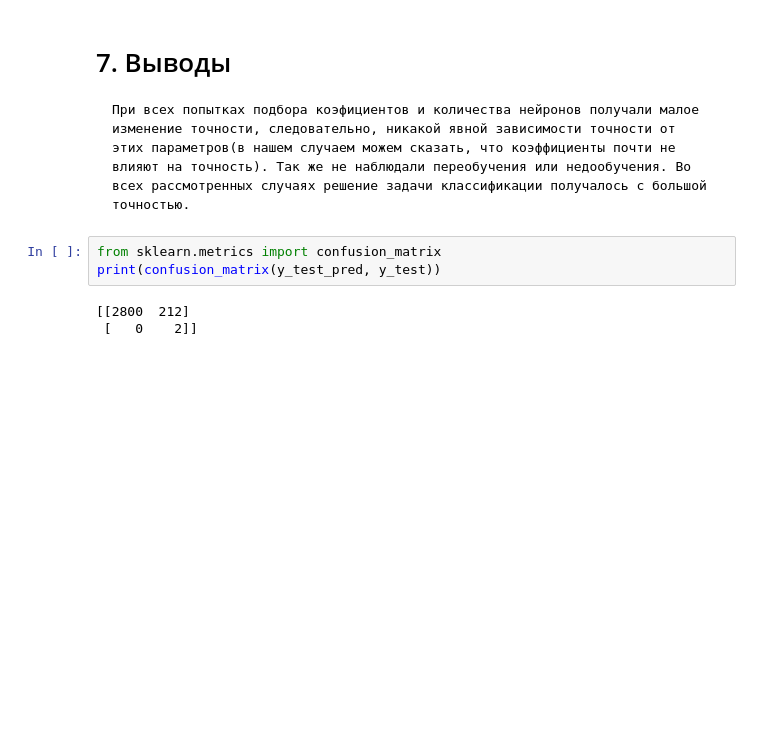
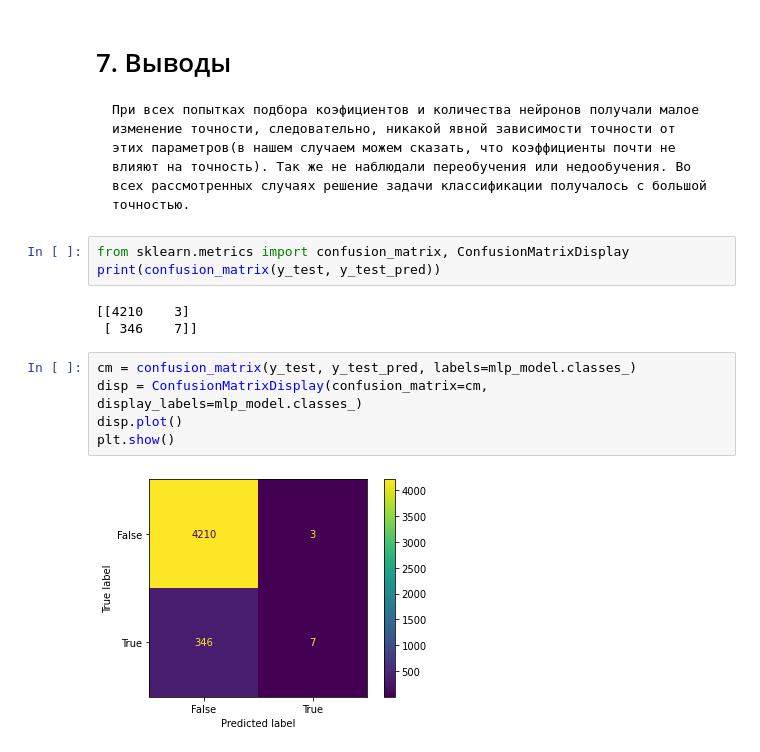
Before and after one commit to MaksimShagov/machine_learning, a Jupyter notebook: second.ipynb, the cells around one changed output. Saved outputs shown, nothing was run; the diff lists cells and outputs as text; blank space fills up the shorter version.

Commit message:
add matrix

```diff
--- a/second.ipynb
+++ b/second.ipynb
@@ -323,8 +323,15 @@ print(np.mean(y_test != y_test_pred))
 # 7. Выводы
     При всех попытках подбора коэфициентов и количества нейронов получали малое изменение точности, следовательно, никакой явной зависимости точности от этих параметров(в нашем случаем можем сказать, что коэффициенты почти не влияют на точность). Так же не наблюдали переобучения или недообучения. Во всех рассмотренных случаях решение задачи классификации получалось с большой точностью.
 # %%
-from sklearn.metrics import confusion_matrix
-print(confusion_matrix(y_test_pred, y_test))
+from sklearn.metrics import confusion_matrix, ConfusionMatrixDisplay
+print(confusion_matrix(y_test, y_test_pred))
 # %% [output]
-[[2800  212]
- [   0    2]]
+[[4210    3]
+ [ 346    7]]
+# %%
+cm = confusion_matrix(y_test, y_test_pred, labels=mlp_model.classes_)
+disp = ConfusionMatrixDisplay(confusion_matrix=cm, display_labels=mlp_model.classes_)
+disp.plot()
+plt.show()
+# %% [output]
+[figure, added]
```
Also changed, not shown: parts of 18 cells of this notebook.
